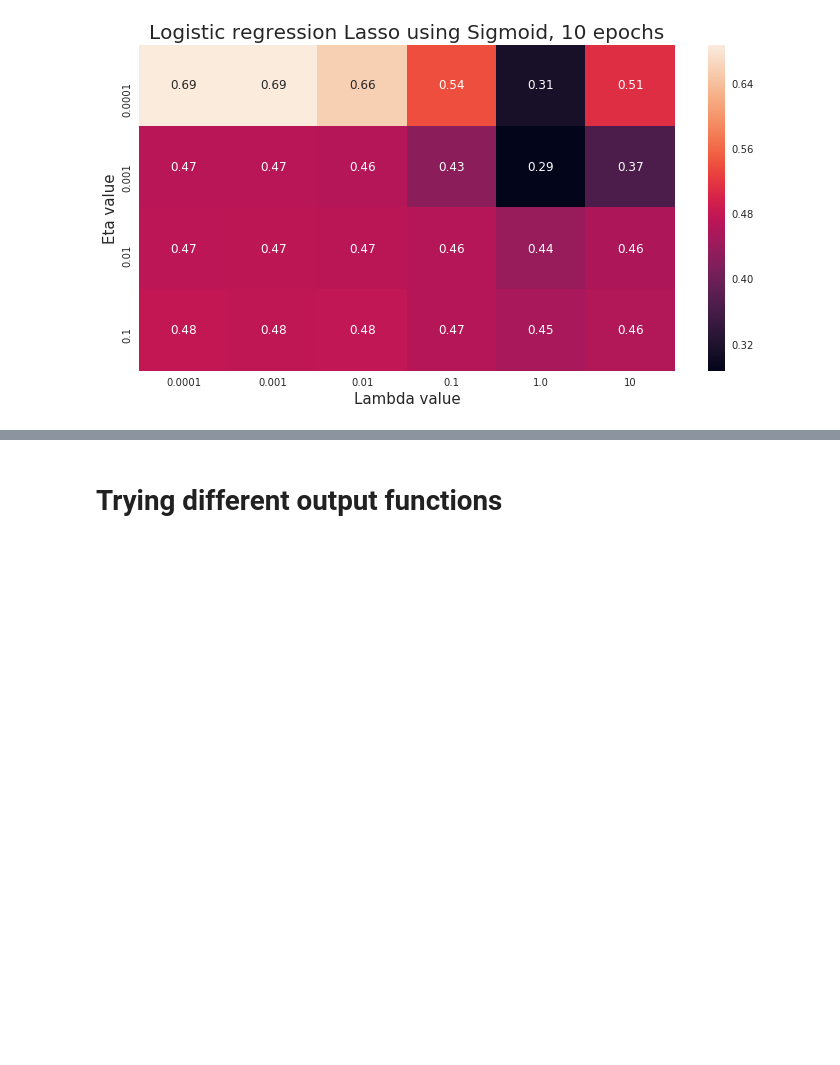
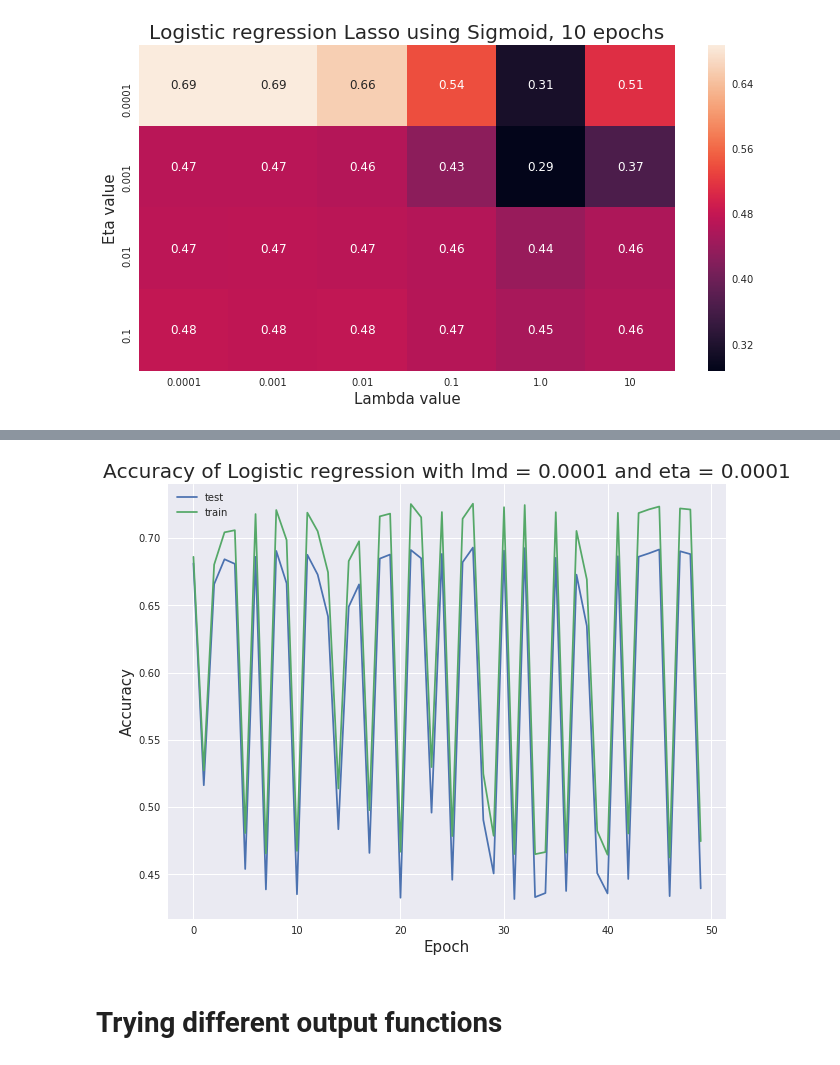
Before and after one commit to hannasv/project2, a Jupyter notebook: Project2_c.ipynb, the cells around one changed output, grey strips where cells are left out. Saved outputs shown, nothing was run; the diff lists cells and outputs as text; code cells hidden in the pictures; blank space fills up the shorter version.

```diff
--- a/Project2_c.ipynb
+++ b/Project2_c.ipynb
@@ -190,21 +187,21 @@ lmd = [0]
 results = []
 epoch_costs = []
 
-for e in eta:
-    for l in lmd:
-        a = LogisticRegression(eta = e,
-                               random_state = 0,
-                               shuffle = True,
-                               batch_size = 10,
-                               epochs=50,
-                               penalty = "l1",
-                               lmd = l,
-                               key = "sigmoid")
+test_m = []
+train_m = []
 
-        log = a.fit(X_train, y_train)
-        epoch_costs.append(log.epochCost)
-        score = log.predict(X_test)
-        acc = np.sum(score == y_test)/len(score)
-        results.append(acc)
-        print(acc)
+a = LogisticRegression(eta = 0.0001,
+                       random_state = 0,
+                       shuffle = True,
+                       batch_size = 10,
+                       epochs=50,
+                       penalty = "l1",
+                       lmd = 0.0001,
+                       key = "sigmoid")
+
+log = a.fit(X_train, y_train, X_test, y_test)
+epoch_costs.append(log.epochCost)
+
+train_m.append(log.eval_["train_preform"])
+test_m.append(log.eval_["valid_preform"])
 # %% [output]
@@ -214,0 +225,11 @@ for e in eta:
+# %%
+plt.figure(figsize = (10,8))
+plt.title("Accuracy of Logistic regression with lmd = 0.0001 and eta = 0.0001", fontsize = 20)
+plt.plot(np.arange(50), test_m[0], label = "test")
+plt.plot(np.arange(50), train_m[0], label = "train")
+plt.xlabel("Epoch", fontsize = 15)
+plt.ylabel("Accuracy", fontsize = 15)
+plt.legend()
+plt.savefig("./results/figures/logreg_accuracy_50epochs.png")
+# %% [output]
+[figure, added]
```
Also changed, not shown: parts of 12 cells of this notebook, 9 other files.
